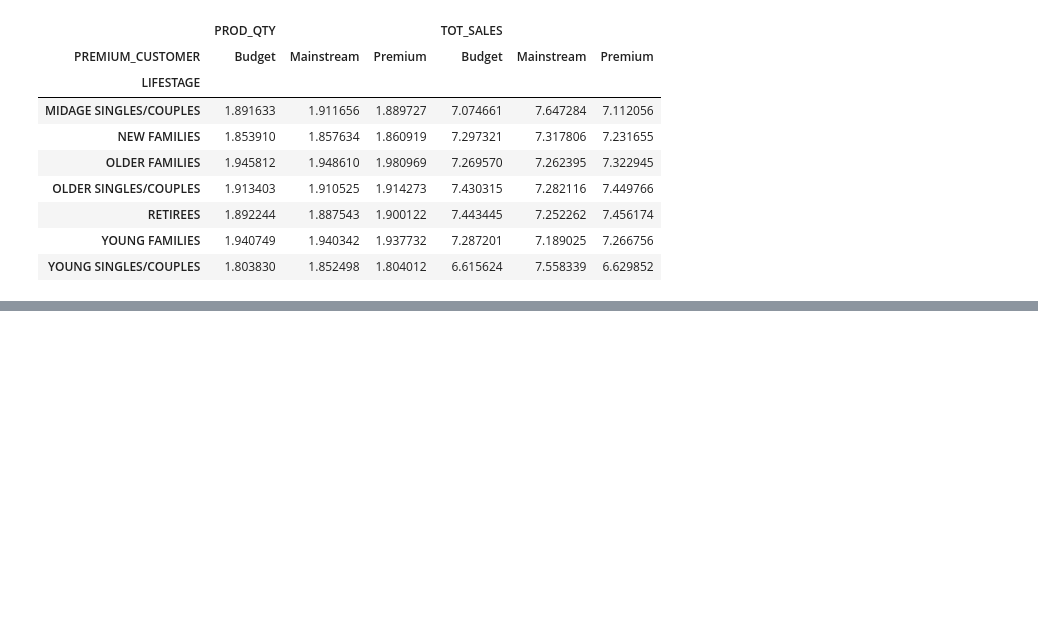
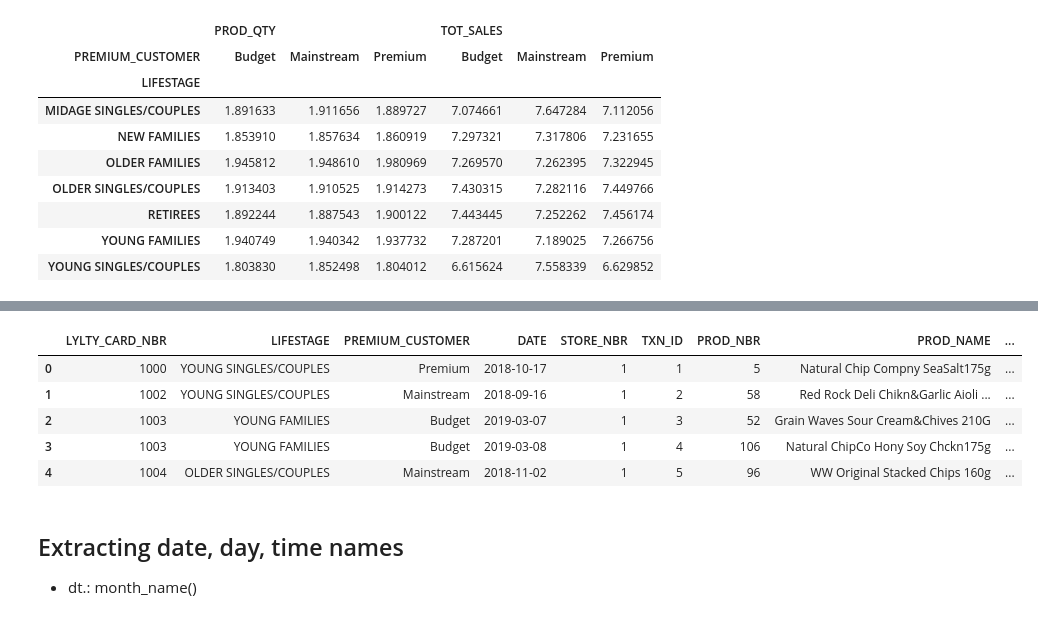
Before and after one commit to AzadiGathui/zindua-python-data-analysis, a Jupyter notebook: wk2_pandas/d5_groupby_d6_time_functionality.ipynb, the cells around one changed output, grey strips where cells are left out. Cells and saved outputs as stored; diff of their text form; code cells hidden in the pictures; blank space fills up the shorter version.

```diff
--- a/wk2_pandas/d5_groupby.ipynb
+++ b/wk2_pandas/d5_groupby_d6_time_functionality.ipynb
@@ -75,6 +75,8 @@ full_df.head()
 | 2 | 1003 | YOUNG FAMILIES | Budget | 43531 | 1 | 3 | 52 | Grain Waves Sour Cream&Chives 210G | ... |
 | 3 | 1003 | YOUNG FAMILIES | Budget | 43532 | 1 | 4 | 106 | Natural ChipCo Hony Soy Chckn175g | ... |
 | 4 | 1004 | OLDER SINGLES/COUPLES | Mainstream | 43406 | 1 | 5 | 96 | WW Original Stacked Chips 160g | ... |
+# %%
+df1 = full_df.copy()
 # %% [markdown]
 ## Questions we could ask
 Univariate -> bivariate -> multivariate (global view/summary stats)
@@ -257,0 +282,3 @@ pd.pivot_table(full_df, values=['TOT_SALES','PROD_QTY'], index='LIFESTAGE',colum
+# %%
+df1['New_Date'] = pd.to_numeric(df1['DATE'])
+df1['DATE'] = pd.to_datetime(df1['New_Date'], origin='1899-12-30', unit='D')
@@ -257,0 +300,13 @@ pd.pivot_table(full_df, values=['TOT_SALES','PROD_QTY'], index='LIFESTAGE',colum
+# %%
+df1.head()
+# %% [output]
+|  | LYLTY_CARD_NBR | LIFESTAGE | PREMIUM_CUSTOMER | DATE | STORE_NBR | TXN_ID | PROD_NBR | PROD_NAME | ... |
+| 0 | 1000 | YOUNG SINGLES/COUPLES | Premium | 2018-10-17 | 1 | 1 | 5 | Natural Chip Compny SeaSalt175g | ... |
+| 1 | 1002 | YOUNG SINGLES/COUPLES | Mainstream | 2018-09-16 | 1 | 2 | 58 | Red Rock Deli Chikn&Garlic Aioli ... | ... |
+| 2 | 1003 | YOUNG FAMILIES | Budget | 2019-03-07 | 1 | 3 | 52 | Grain Waves Sour Cream&Chives 210G | ... |
+| 3 | 1003 | YOUNG FAMILIES | Budget | 2019-03-08 | 1 | 4 | 106 | Natural ChipCo Hony Soy Chckn175g | ... |
+| 4 | 1004 | OLDER SINGLES/COUPLES | Mainstream | 2018-11-02 | 1 | 5 | 96 | WW Original Stacked Chips 160g | ... |
+# %% [markdown]
+## Extracting date, day, time names
+- dt.:
+    month_name()
```
Also changed, not shown: parts of 23 cells of this notebook, 5 other files.
